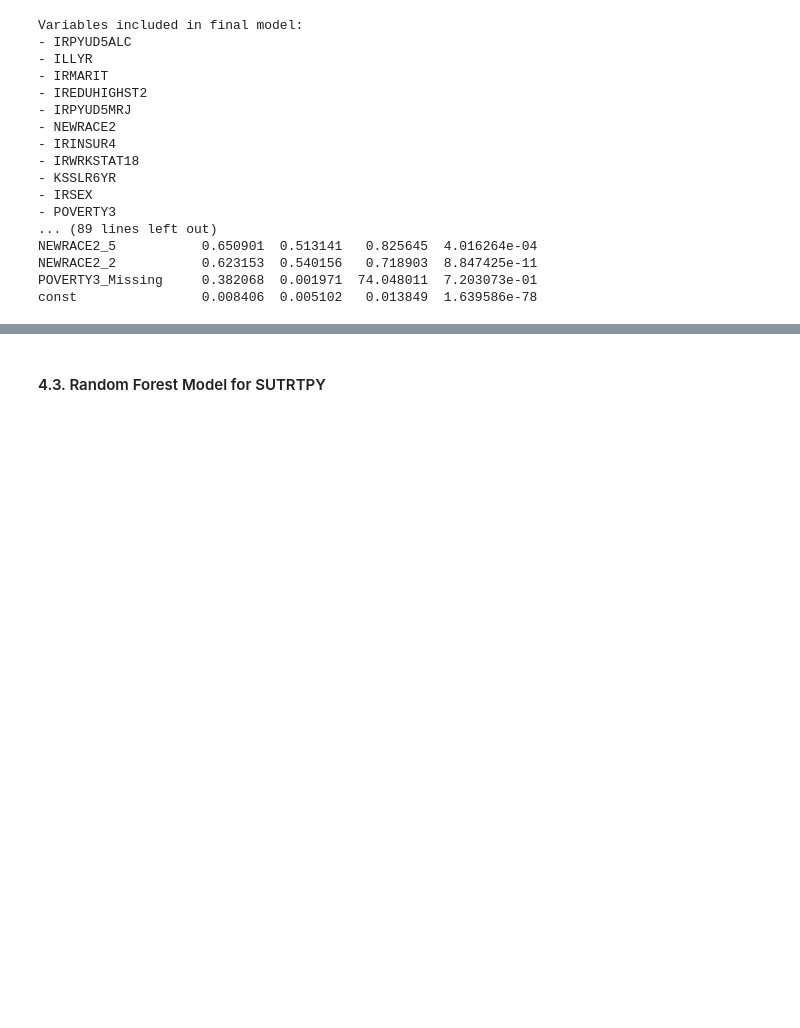
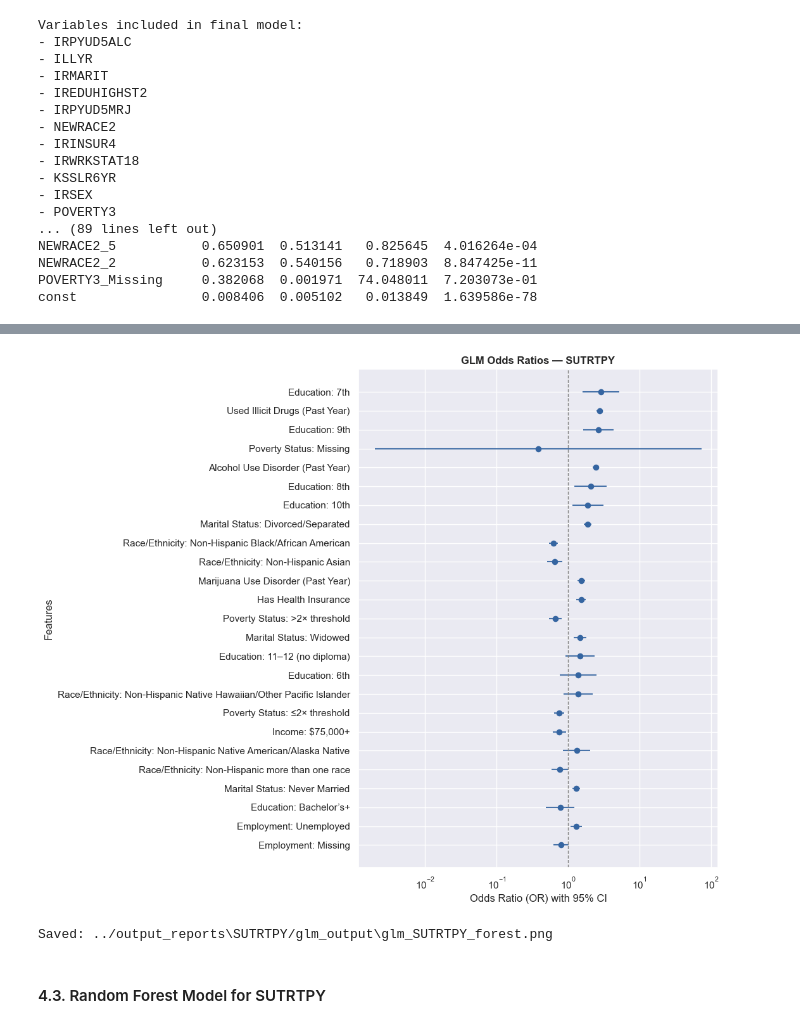
Before and after one commit to bachnguyen234/da401-final-project-bach-nguyen, a Jupyter notebook: code/da401_main_file.ipynb, the cells around one changed output, grey strips where cells are left out. Cells and saved outputs as stored; diff of their text form; code cells hidden in the pictures; blank space fills up the shorter version.

```diff
--- a/code/da401_main_file.ipynb
+++ b/code/da401_main_file.ipynb
@@ -93,6 +92,45 @@ income_map = {
     "4":"$75,000+"
 }
 # %%
+# Simple yes/no in 0/1 form
+binary_map_01 = {"0": "No", "1": "Yes"}
+
+# Age (AGE3)
+age_map = {
+    "1": "12-13",
+    "2": "14-15",
+    "3": "16-17",
+    "4": "18-20",
+    "5": "21-23",
+    "6": "24-25",
+    "7": "26-29",
+    "8": "30-34",
+    "9": "35-49",
+    "10": "50-64",
+    "11": "65+"
+}
+
+# Sex at birth (IRSEX)
+sex_map = {"1":"Male","2":"Female"}
+
+race_map = {
+    "1": "Non-Hispanic White",
+    "2": "Non-Hispanic Black/African American",
+    "3": "Non-Hispanic Native American/Alaska Native",
+    "4": "Non-Hispanic Native Hawaiian/Other Pacific Islander",
+    "5": "Non-Hispanic Asian",
+    "6": "Non-Hispanic more than one race",
+    "7": "Hispanic"
+}
+
+# Family income (INCOME)
+income_map = {
+    "1":"< $20,000",
+    "2":"$20,000-$49,999",
+    "3":"$50,000-$74,999",
+    "4":"$75,000+"
+}
+
 df = df_og.copy()
 
 # Convert survey design variables to numeric
@@ -625,3 +1134,9 @@ const                0.008406  0.005102   0.013849  1.639586e-78
+# %%
+# GLM
+plot_glm_forest_from_export(target="SUTRTPY", outdir="../output_reports", top_n=25)
+# %% [output]
+[figure, added]
+Saved: ../output_reports\SUTRTPY/glm_output\glm_SUTRTPY_forest.png
 # %% [markdown]
 #### 4.3. Random Forest Model for SUTRTPY
 # %%
```
Also changed, not shown: parts of 9 cells of this notebook, 33 other files.
